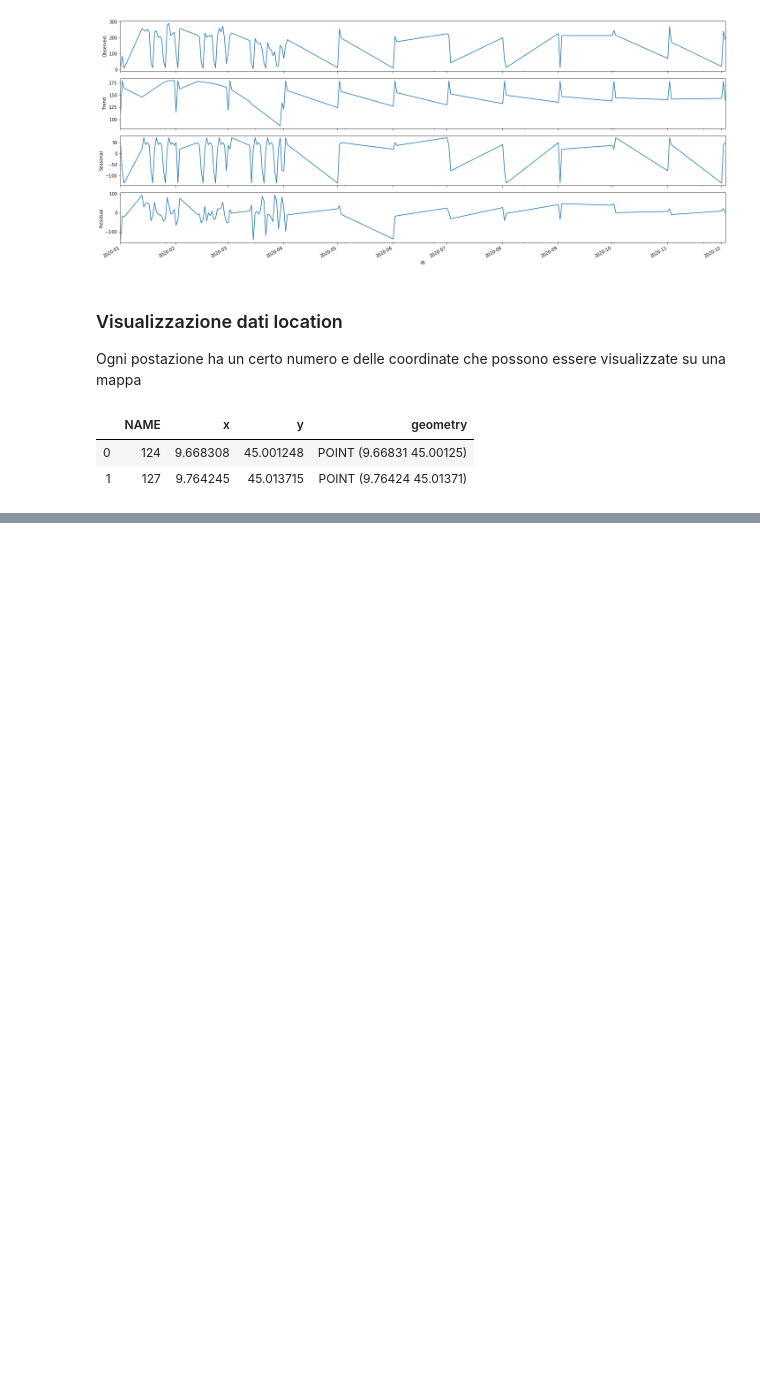
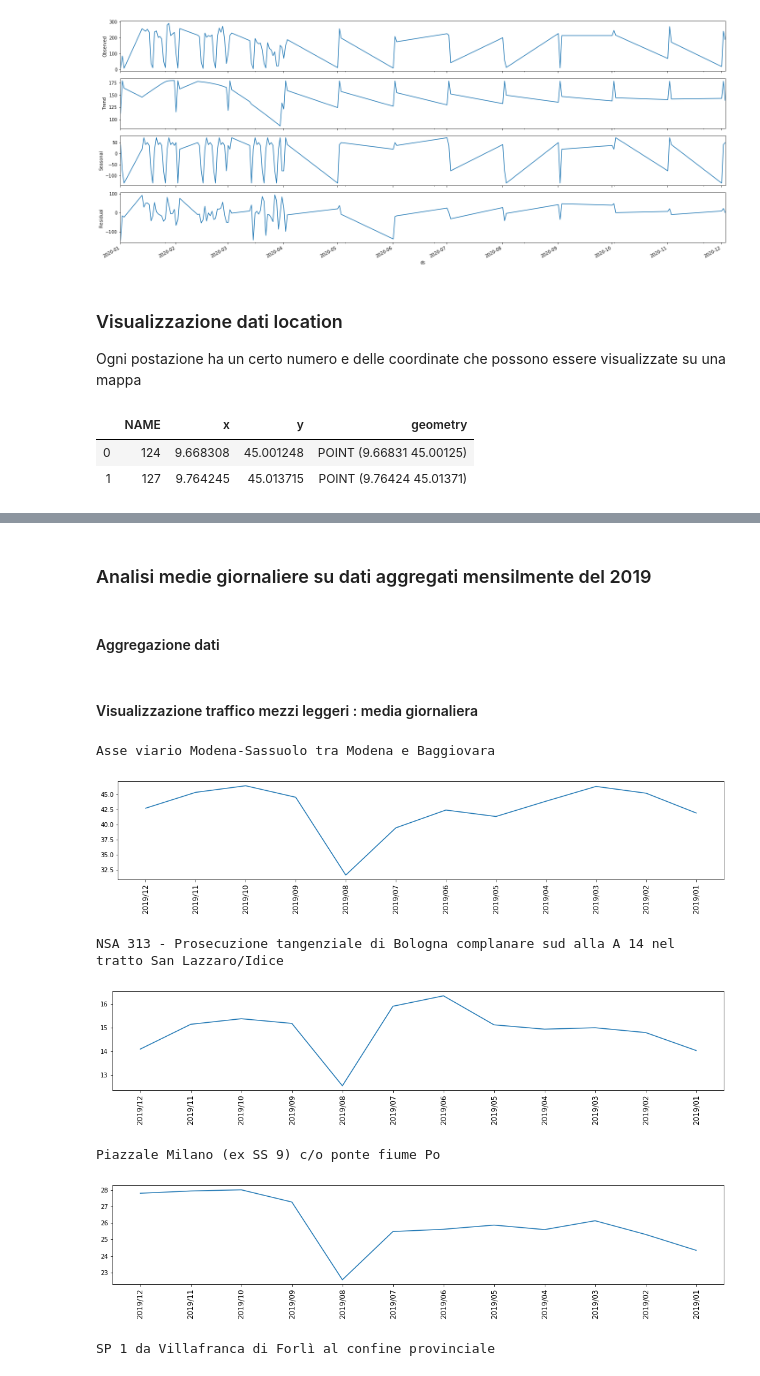
Before and after one commit to alketcecaj12/FlussiMTS, a Jupyter notebook: Analisi_2019.ipynb, the cells around one changed output, grey strips where cells are left out. Cells and saved outputs as stored; diff of their text form; code cells hidden in the pictures; blank space fills up the shorter version.

Commit message:
aggiunta parte sulla visualizzazione della  media giornaliera

```diff
--- a/Analisi_2019.ipynb
+++ b/Analisi_2019.ipynb
@@ -226,3 +226,33 @@ for index, row in geo_df.iterrows():
 display(m)
 # %% [output]
 [interactive output not drawn]
+# %% [markdown]
+### Analisi medie giornaliere su dati aggregati mensilmente del 2019
+# %%
+data_post_mese = pd.read_csv('MTS_2019_Mese.csv', sep = ';')
+# %% [markdown]
+#### Aggregazione dati
+# %%
+agg_by_strada_mese = data_post_mese.groupby(by = ['Strada']) #['TGM - Totale']
+# %% [markdown]
+#### Visualizzazione traffico mezzi leggeri : media giornaliera
+# %%
+counter = 0
+for index, strada in agg_by_strada_mese:
+    print(index)
+    counter += 1
+    if counter > 3 : break
+    strada = strada.fillna(method='ffill')
+    strada = strada.set_index(['AnnoMese'])
+    plt.figure(figsize = (18, 3))
+    plt.plot(strada['TGM - Leggeri'])
+    plt.xticks(rotation='vertical', fontsize=12)
+    plt.show()
+# %% [output]
+Asse viario Modena-Sassuolo tra Modena e Baggiovara
+[figure, added]
+NSA 313 - Prosecuzione tangenziale di Bologna complanare sud alla A 14 nel tratto San Lazzaro/Idice
+[figure, added]
+Piazzale Milano (ex SS 9) c/o ponte fiume Po
+[figure, added]
+SP 1 da Villafranca di Forlì al confine provinciale
```
Also changed, not shown: parts of 2 cells of this notebook, 1 other file.
